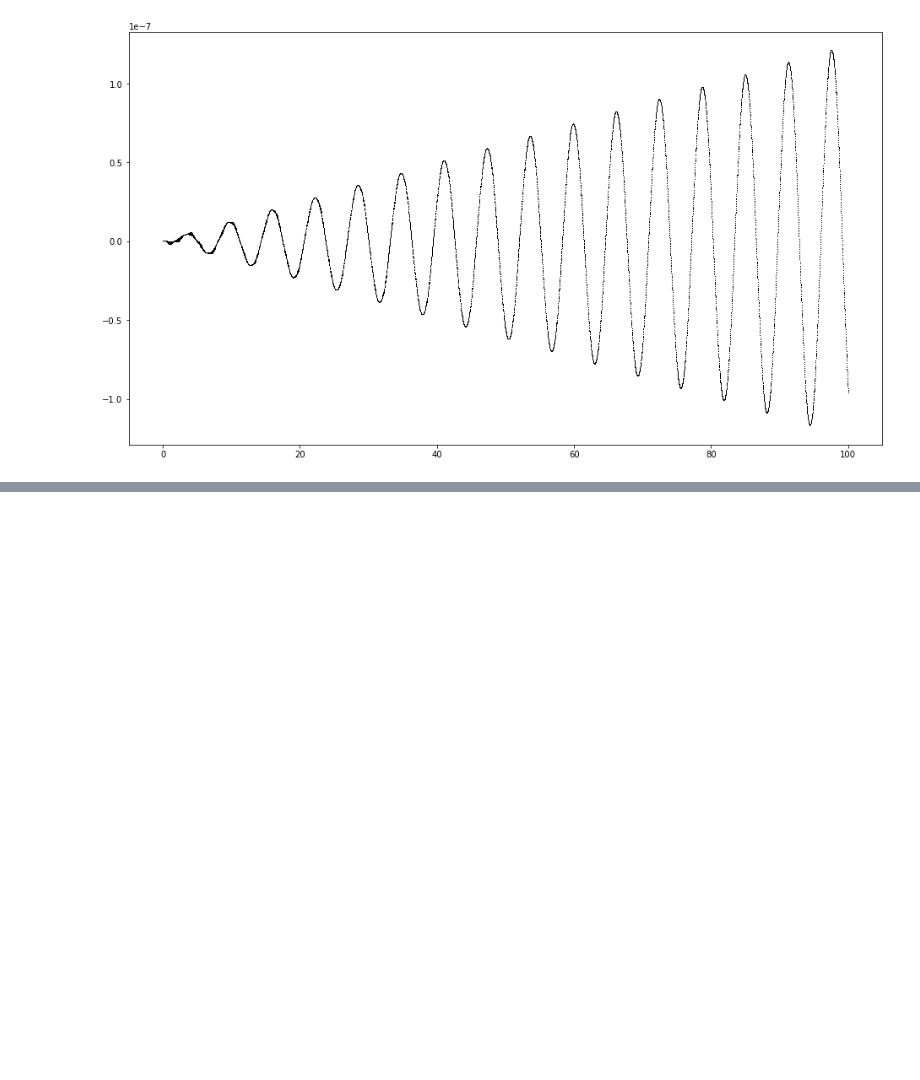
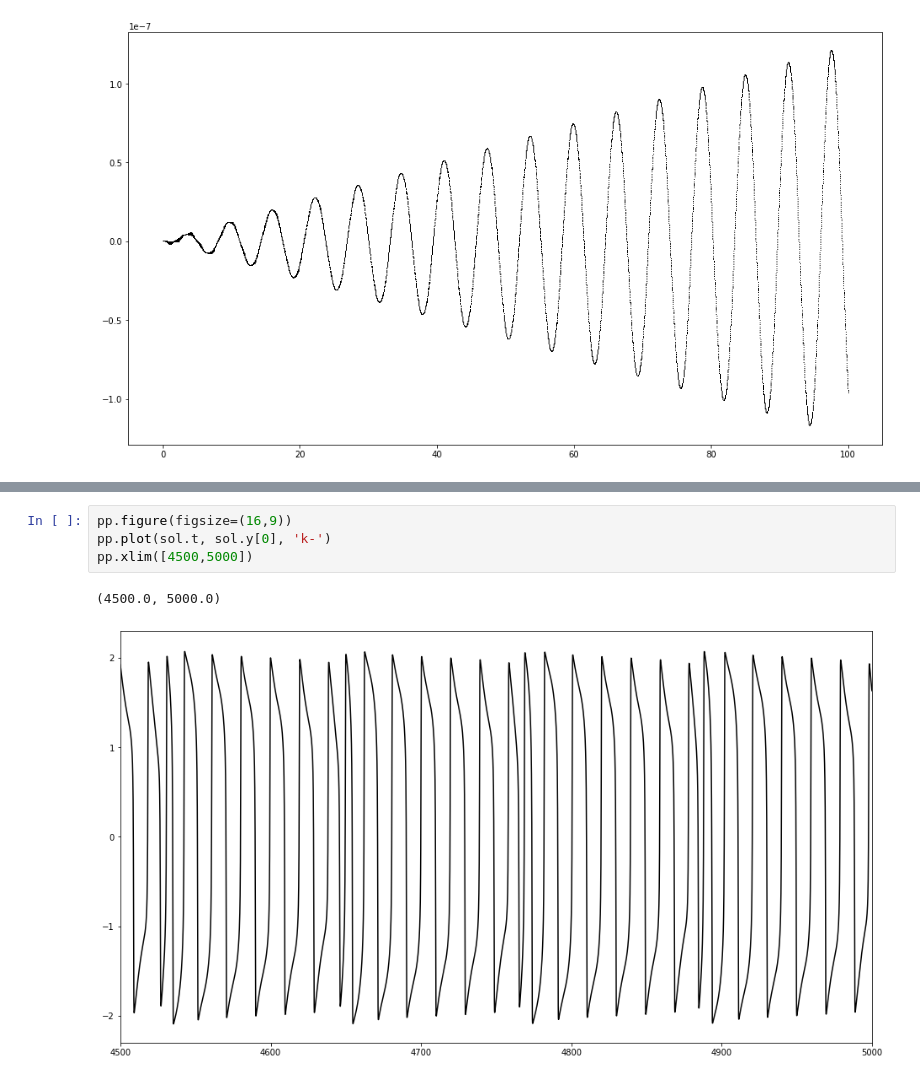
Before and after one commit to bgold-cosmos/mm2022, a Jupyter notebook: Week7b.ipynb, the cells around one changed output, grey strips where cells are left out. Drawn from its saved outputs; the diff is of its cells as text; blank space fills up the shorter version.

```diff
--- a/Week7b.ipynb
+++ b/Week7b.ipynb
@@ -85,0 +118,7 @@ pp.plot(sol.t, sol.y[0]-np.cos(sol.t), 'k,')
+# %%
+pp.figure(figsize=(16,9))
+pp.plot(sol.t, sol.y[0], 'k-')
+pp.xlim([4500,5000])
+# %% [output]
+(4500.0, 5000.0)
+[figure, added]
```
Also changed, not shown: parts of 9 cells of this notebook, 2 other files.
